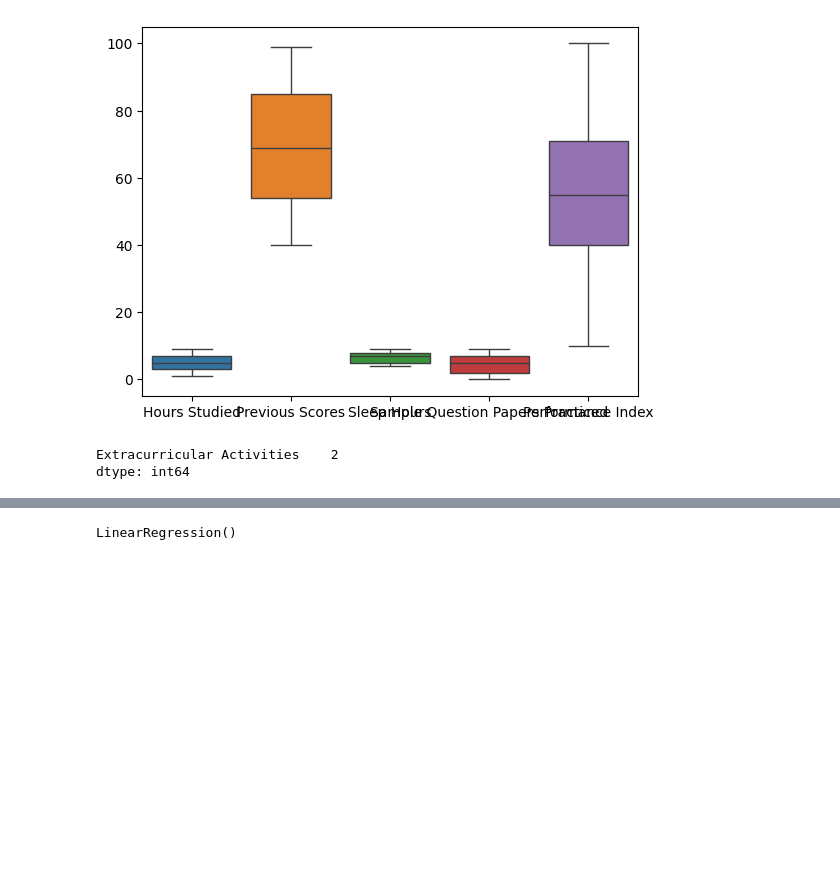
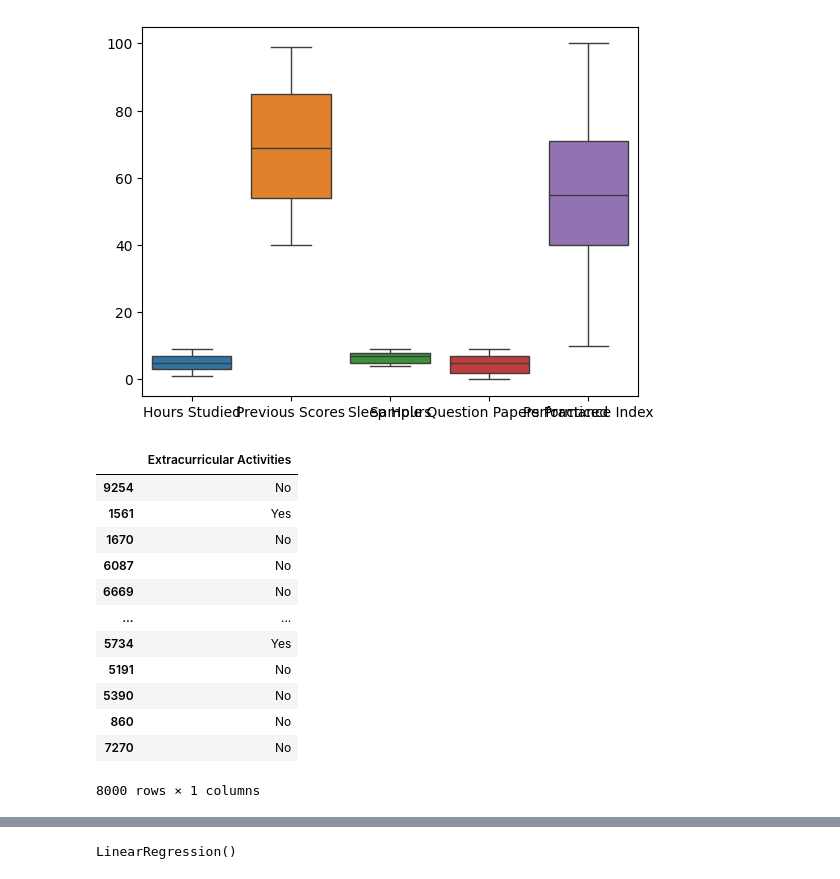
Before and after one commit to MAYURESHWAR-SHIVAPUR/Supervised-Learning, a Jupyter notebook: Regression/Need to fix/Class_6.ipynb, the cells around one changed output, grey strips where cells are left out. Saved outputs shown, nothing was run; the diff lists cells and outputs as text; code cells hidden in the pictures; blank space fills up the shorter version.

```diff
--- a/Regression/Need to fix/Class_6.ipynb
+++ b/Regression/Need to fix/Class_6.ipynb
@@ -61,10 +61,22 @@ sns.boxplot(df[num_cols])
 # %%
 Xtrain, Xtest, ytrain, ytest = train_test_split(x,y,test_size=0.2,random_state=42)
 # %%
-Xtrain[obj_cols].nunique()
+Xtrain[obj_cols]
+# obj_cols
 # %% [output]
+|  | Extracurricular Activities |
+| 9254 | No |
+| 1561 | Yes |
+| 1670 | No |
+| 6087 | No |
+| 6669 | No |
+| ... | ... |
+| 5734 | Yes |
+| 5191 | No |
+| 5390 | No |
+| 860 | No |
+| 7270 | No |
-Extracurricular Activities    2
-dtype: int64
+8000 rows × 1 columns
 # %%
 df.corr(numeric_only=True)
 # %% [output]
```
Also changed, not shown: parts of 7 cells of this notebook, 4 other files.
